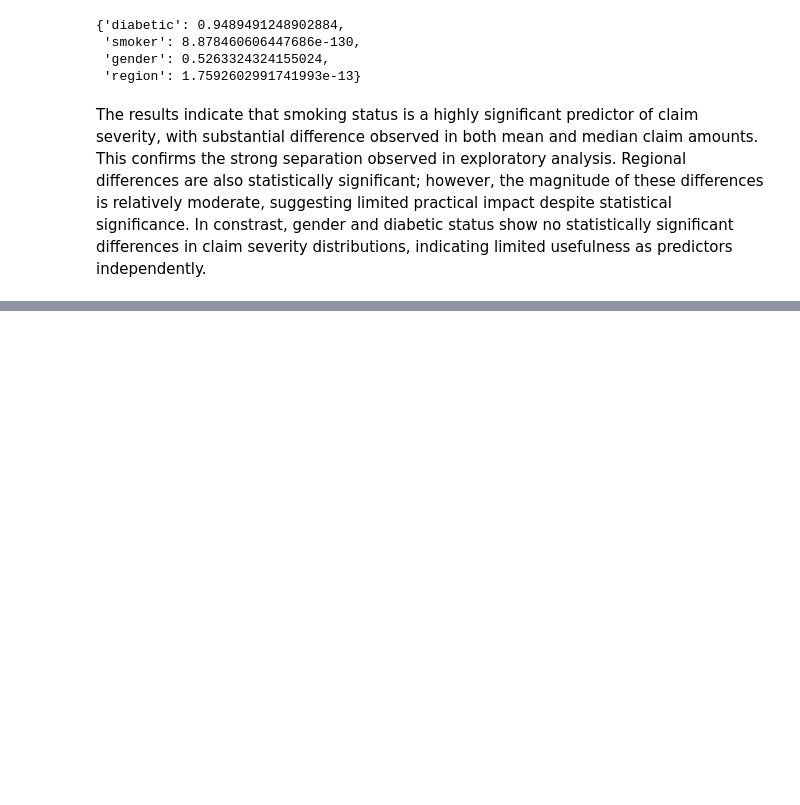
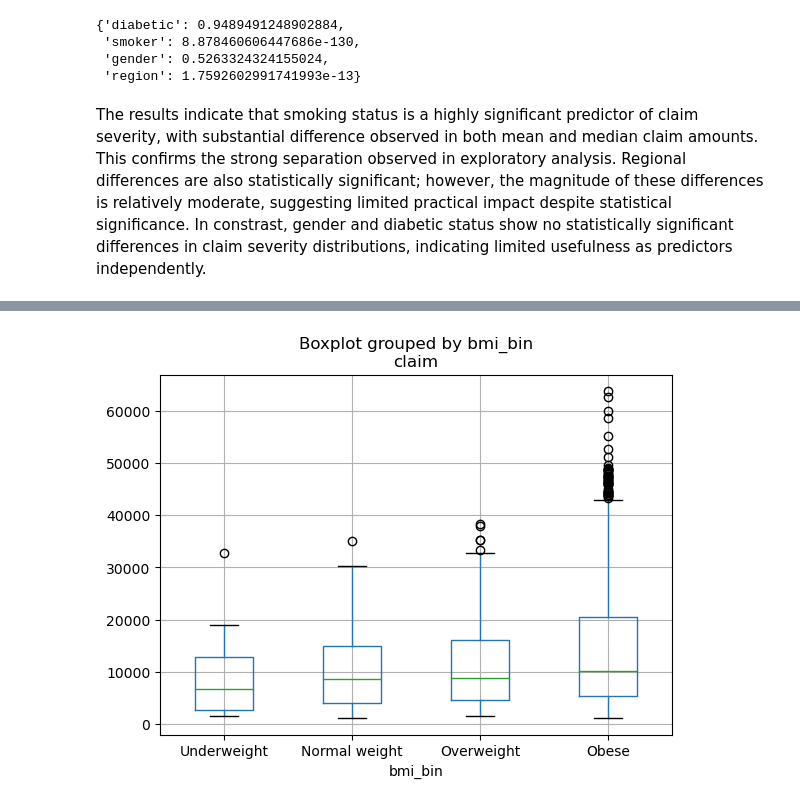
Before and after one commit to lojnys/health-insurance-claims, a Jupyter notebook: notebooks/0_EDA.ipynb, the cells around one changed output, grey strips where cells are left out. Saved outputs shown, nothing was run; the diff lists cells and outputs as text; code cells hidden in the pictures; blank space fills up the shorter version.

```diff
--- a/notebooks/0_EDA.ipynb
+++ b/notebooks/0_EDA.ipynb
@@ -488,3 +500,7 @@ Bload pressure shows a mild upward trend in average claim severity; however, the
 
 **BMI**
 BMI exhibits a strong positive relationship with claim severity, with increasing variability as BMI increases. This supports the use of a Gamma GLM with a log link.
+# %%
+df_man["log_claim"] = np.log(df_man['claim'])
+
+df_man.head()
@@ -646,0 +680,11 @@ The results indicate that smoking status is a highly significant predictor of cl
+# %%
+df_man['bmi_bin'] = pd.cut(
+    df_man['bmi'],
+    bins=[0, 18.5, 25, 30, np.inf],
+    labels=['Underweight', 'Normal weight', 'Overweight', 'Obese']
+)
+
+df_man.boxplot(column='claim', by='bmi_bin')
+plt.show()
+# %% [output]
+[figure, added]
```
Also changed, not shown: parts of 14 cells of this notebook.
